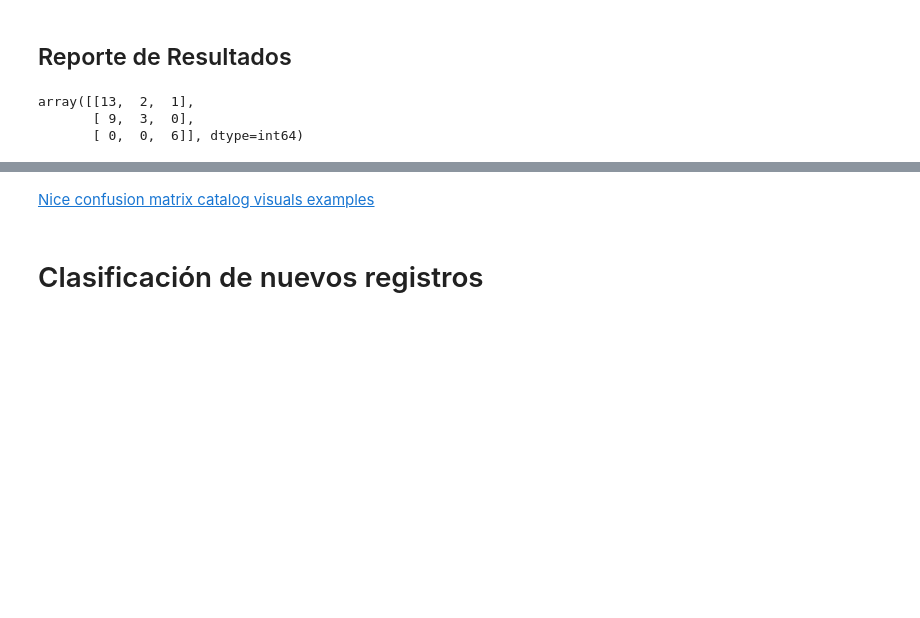
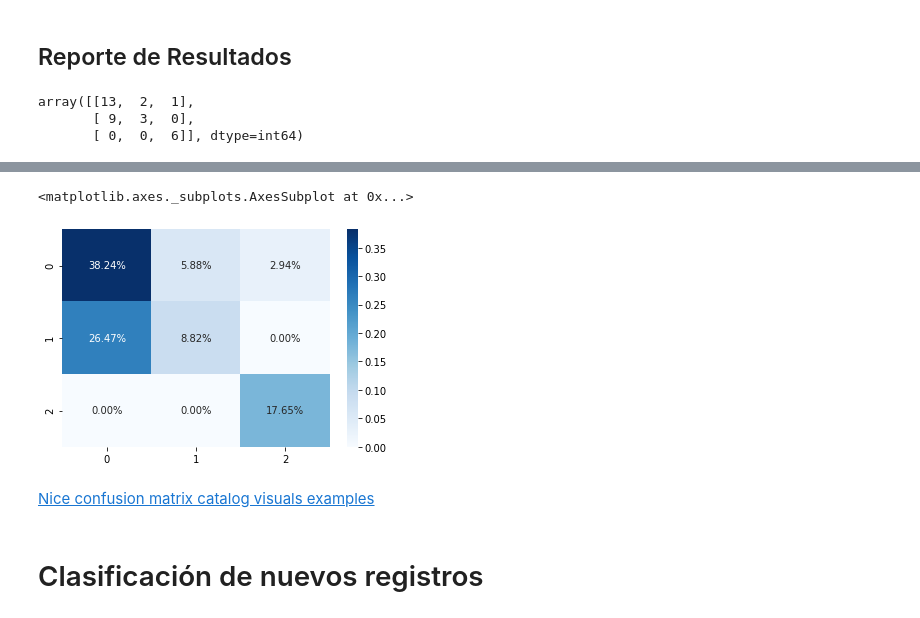
Before and after one commit to rafazamb/DS_PT_ENE21, a Jupyter notebook: 2-Machine_Learning/2.1_Supervised/2.1.2 Logistic Regression/1 - logistic_regression_df_class Clase - Solucion.ipynb, the cells around one changed output, grey strips where cells are left out. Drawn from its saved outputs; the diff is of its cells as text; code cells hidden in the pictures; blank space fills up the shorter version.

```diff
--- a/2-Machine_Learning/2.1_Supervised/2.1.2 Logistic Regression/1 - logistic_regression_df_class Clase - Solucion.ipynb
+++ b/2-Machine_Learning/2.1_Supervised/2.1.2 Logistic Regression/1 - logistic_regression_df_class Clase - Solucion.ipynb
@@ -192,3 +198,8 @@ array([[13,  2,  1],
+# %%
+sns.heatmap(c_matrix/c_matrix.sum(), annot=True, cmap='Blues', fmt = '.2%')
+# %% [output]
+<matplotlib.axes._subplots.AxesSubplot at 0x...>
+[figure, added]
 # %% [markdown]
 [Nice confusion matrix catalog visuals examples](https://medium.com/@dtuk81/confusion-matrix-visualization-fc31e3f30fea)
 # %% [markdown]
```
Also changed, not shown: parts of 4 cells of this notebook, 5 other files.
